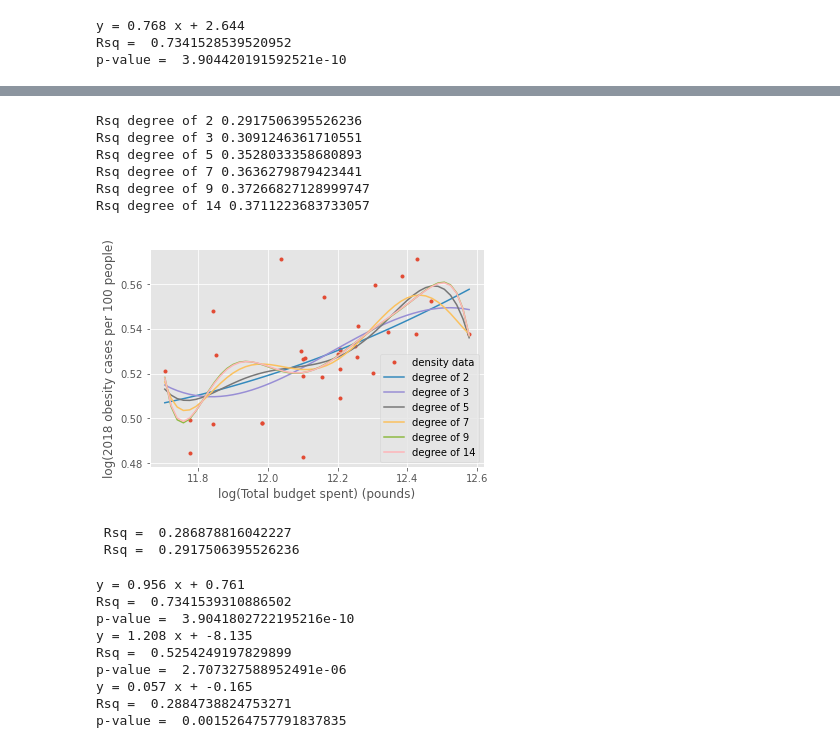
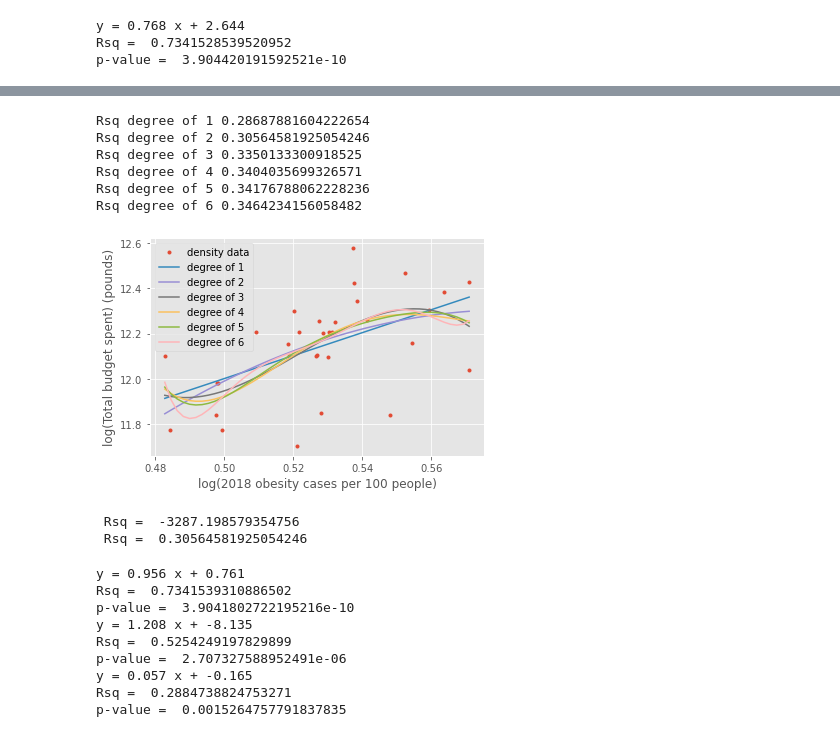
Before and after one commit to Tiana125/CASA0005_QM_CW1, a Jupyter notebook: Untitled.ipynb, the cells around one changed output, grey strips where cells are left out. Cells and saved outputs as stored; diff of their text form; code cells hidden in the pictures.

```diff
--- a/Untitled.ipynb
+++ b/Untitled.ipynb
@@ -263,51 +309,53 @@ p-value =  0.0015264757791837835
 # %%
-X =  np.log(london_data['total_budget'])
-Yper=np.log(london_data['2018_cases_total'])/np.log(london_data['2018_pop_total'])
+Yper =  np.log(london_data['total_budget'])
+X=np.log(london_data['2018_cases_total'])/np.log(london_data['2018_pop_total'])
 
-plt.xlabel('log(Total budget spent) (pounds)')
-plt.ylabel('log(2018 obesity cases per 100 people)')
+plt.ylabel('log(Total budget spent) (pounds)')
+plt.xlabel('log(2018 obesity cases per 100 people)')
 
 c = plt.plot(X,Yper,'.', label='density data')
 
 f2, _, _, _, _ = np.polyfit(X,Yper,2, full=True)
 poly2 = np.poly1d(f2)
 
 new_X= np.array(np.sort(X.values))
 new_x = np.linspace(new_X[0], new_X[-1])
 
 def plot_poly(n):
     '''
     plotting polynomial of degree given to same graph
     n = degree of polynomial
     '''
     f = np.polyfit(X,Yper,n)
     poly = np.poly1d(f)
     new_Y=poly(new_x)
     plt.plot(new_x,new_Y,label = 'degree of '+str(n))
     print("Rsq degree of "+str(n), sklearn.metrics.r2_score(Yper, poly(X)))
 
-
+plot_poly(1)
 plot_poly(2)
 plot_poly(3)
+plot_poly(4)
 plot_poly(5)
-plot_poly(7)
-plot_poly(9)
-plot_poly(14)
+plot_poly(6)
+
+
+
 
 plt.legend()
 plt.show()
 print(" Rsq = ", sklearn.metrics.r2_score(Yper, poly1(X)))
 print(" Rsq = ", sklearn.metrics.r2_score(Yper, poly2(X)))
 # %% [output]
-Rsq degree of 2 0.2917506395526236
-Rsq degree of 3 0.3091246361710551
-Rsq degree of 5 0.3528033358680893
-Rsq degree of 7 0.3636279879423441
-Rsq degree of 9 0.37266827128999747
-Rsq degree of 14 0.3711223683733057
+Rsq degree of 1 0.28687881604222654
+Rsq degree of 2 0.30564581925054246
+Rsq degree of 3 0.3350133300918525
+Rsq degree of 4 0.3404035699326571
+Rsq degree of 5 0.34176788062228236
+Rsq degree of 6 0.3464234156058482
-[figure, old version]
+[figure, new version]
- Rsq =  0.286878816042227
- Rsq =  0.2917506395526236
+ Rsq =  -3287.198579354756
+ Rsq =  0.30564581925054246
 # %%
 #######standardisd
 #print(london_data['total_budget'])
```
Also changed, not shown: parts of 3 cells of this notebook, 9 other files.
